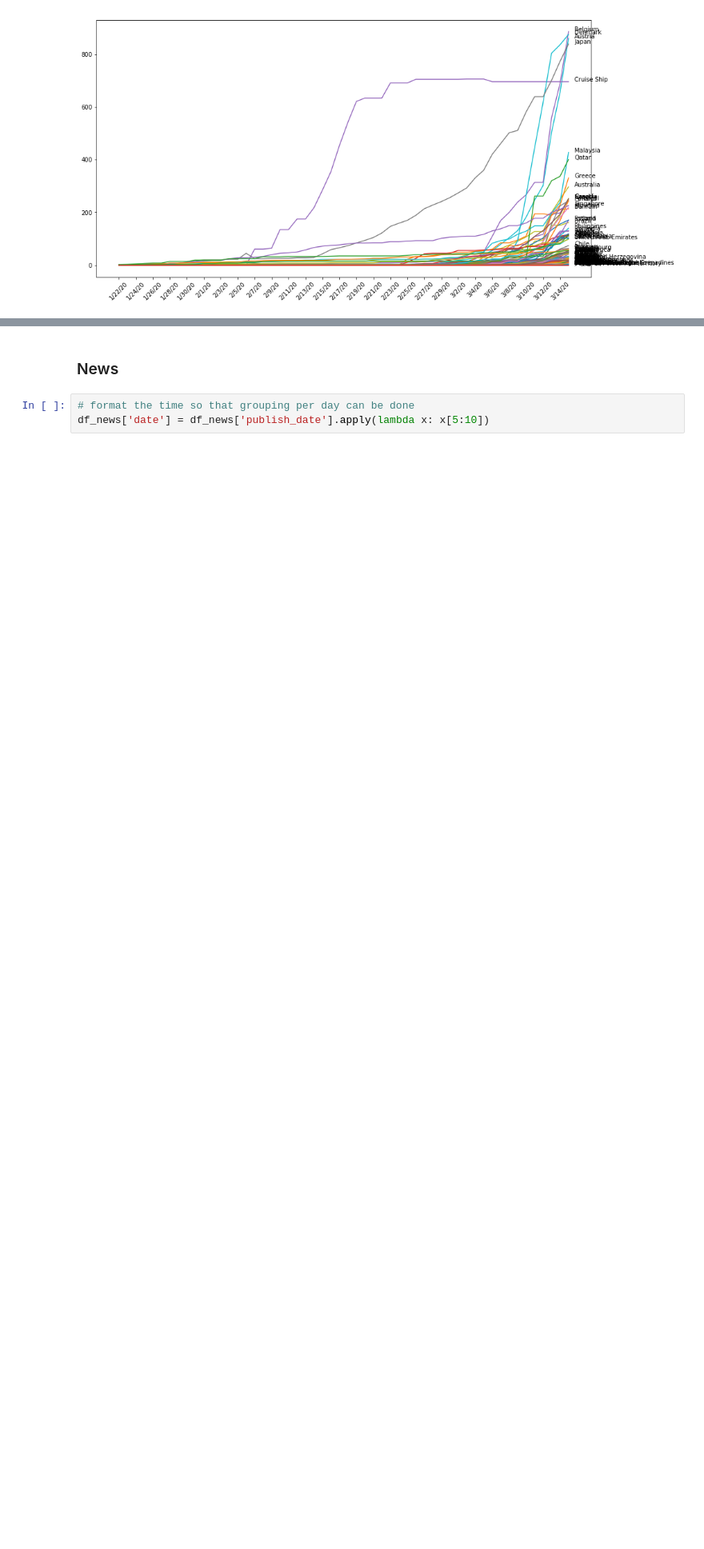
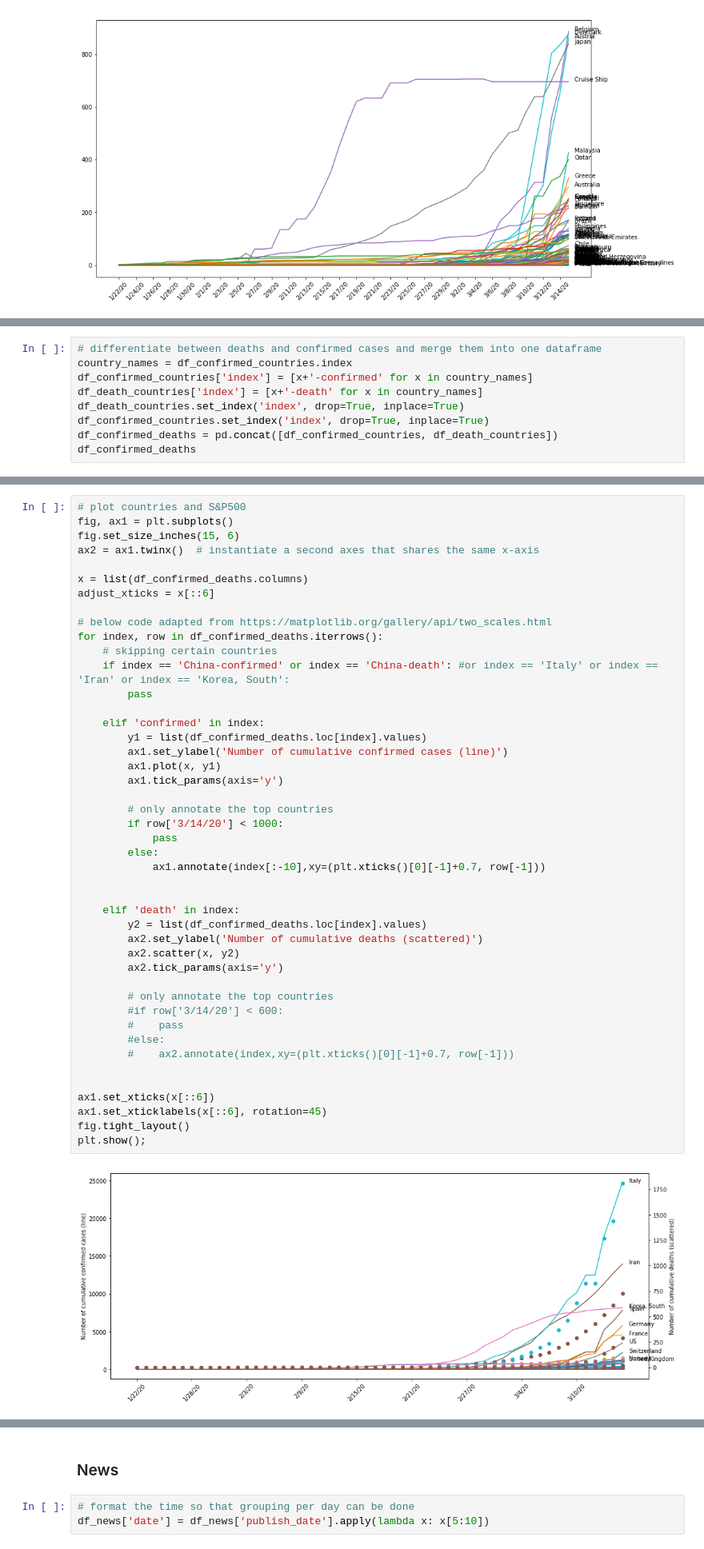
Before and after one commit to hopeman1102/visualize-covid-19, a Jupyter notebook: covid-19.ipynb, the cells around one changed output, grey strips where cells are left out. Shown at 80% size. Saved outputs shown, nothing was run; the diff lists cells and outputs as text; blank space fills up the shorter version.

```diff
--- a/covid-19.ipynb
+++ b/covid-19.ipynb
@@ -220,0 +271,9 @@ plt.xticks(adjust_xticks, rotation=45);
+# %%
+# differentiate between deaths and confirmed cases and merge them into one dataframe
+country_names = df_confirmed_countries.index
+df_confirmed_countries['index'] = [x+'-confirmed' for x in country_names]
+df_death_countries['index'] = [x+'-death' for x in country_names]
+df_death_countries.set_index('index', drop=True, inplace=True)
+df_confirmed_countries.set_index('index', drop=True, inplace=True)
+df_confirmed_deaths = pd.concat([df_confirmed_countries, df_death_countries])
+df_confirmed_deaths
@@ -220,0 +300,47 @@ plt.xticks(adjust_xticks, rotation=45);
+# %%
+# plot countries and S&P500
+fig, ax1 = plt.subplots()
+fig.set_size_inches(15, 6)
+ax2 = ax1.twinx()  # instantiate a second axes that shares the same x-axis
+
+x = list(df_confirmed_deaths.columns)
+adjust_xticks = x[::6]
+
+# below code adapted from https://matplotlib.org/gallery/api/two_scales.html
+for index, row in df_confirmed_deaths.iterrows():
+    # skipping certain countries
+    if index == 'China-confirmed' or index == 'China-death': #or index == 'Italy' or index == 'Iran' or index == 'Korea, South':
+        pass
+
+    elif 'confirmed' in index:
+        y1 = list(df_confirmed_deaths.loc[index].values)
+        ax1.set_ylabel('Number of cumulative confirmed cases (line)')
+        ax1.plot(x, y1)
+        ax1.tick_params(axis='y')
+
+        # only annotate the top countries
+        if row['3/14/20'] < 1000:
+            pass
+        else:
+            ax1.annotate(index[:-10],xy=(plt.xticks()[0][-1]+0.7, row[-1]))
+
+
+    elif 'death' in index:
+        y2 = list(df_confirmed_deaths.loc[index].values)
+        ax2.set_ylabel('Number of cumulative deaths (scattered)')
+        ax2.scatter(x, y2)
+        ax2.tick_params(axis='y')
+
+        # only annotate the top countries
+        #if row['3/14/20'] < 600:
+        #    pass
+        #else:
+        #    ax2.annotate(index,xy=(plt.xticks()[0][-1]+0.7, row[-1]))
+
+
+ax1.set_xticks(x[::6])
+ax1.set_xticklabels(x[::6], rotation=45)
+fig.tight_layout()
+plt.show();
+# %% [output]
+[figure, added]
```
Also changed, not shown: parts of 30 cells of this notebook.
